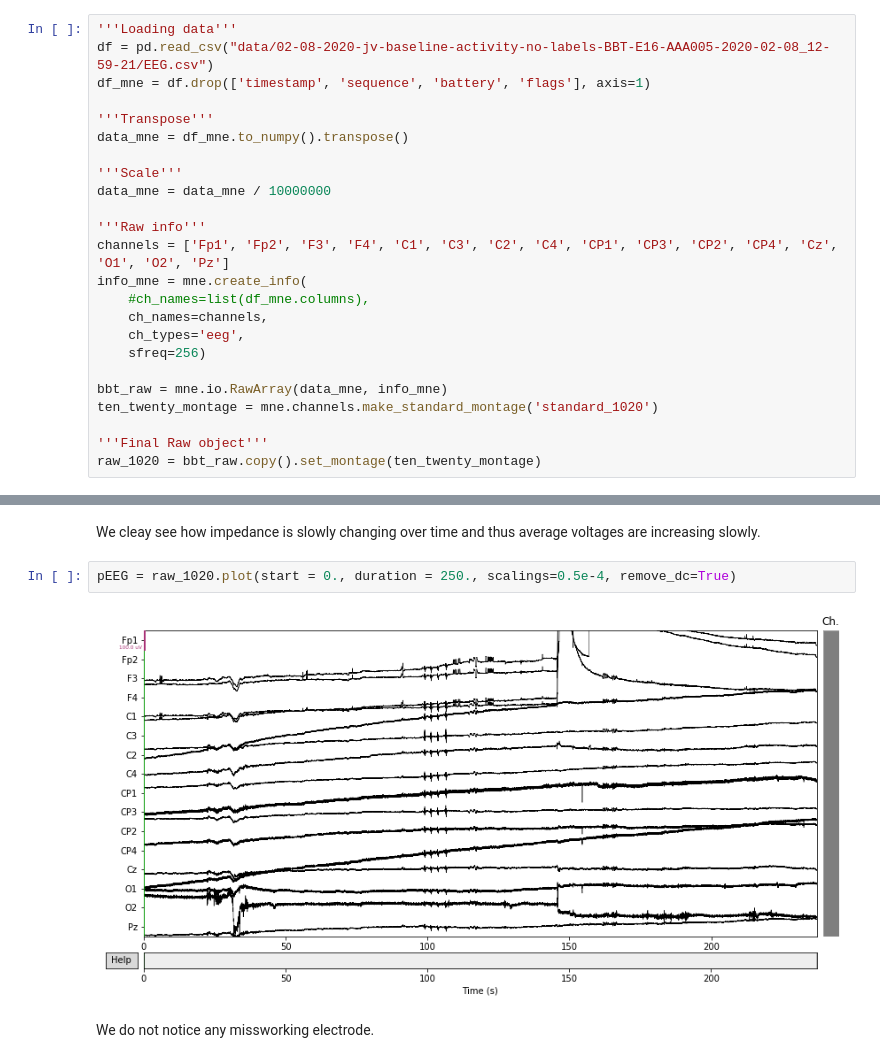
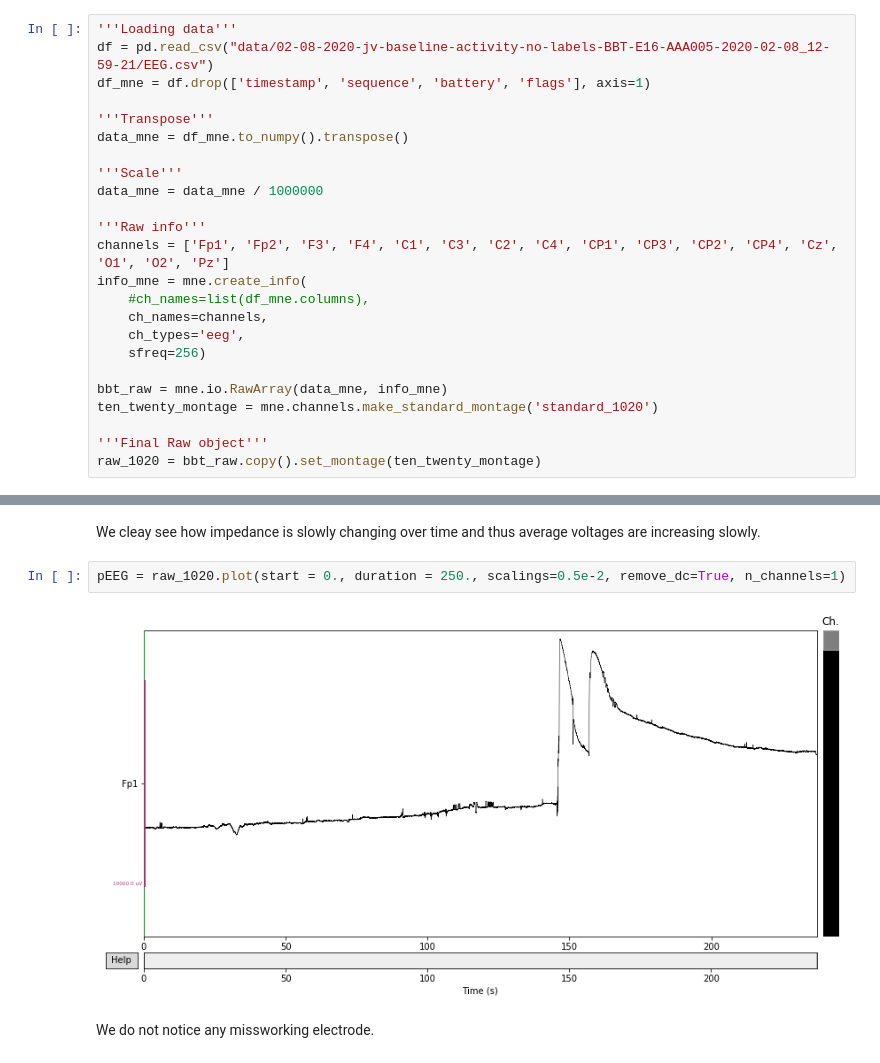
Before and after one commit to rameerez/brain-computer-interfacing, a Jupyter notebook: course/session0-preprocessing.ipynb, the cells around one changed output, grey strips where cells are left out. Drawn from its saved outputs; the diff is of its cells as text.

```diff
--- a/course/session0-preprocessing.ipynb
+++ b/course/session0-preprocessing.ipynb
@@ -34,7 +34,7 @@ df_mne = df.drop(['timestamp', 'sequence', 'battery', 'flags'], axis=1)
 data_mne = df_mne.to_numpy().transpose()
 
 '''Scale'''
-data_mne = data_mne / 10000000
+data_mne = data_mne / 1000000
 
 '''Raw info'''
 channels = ['Fp1', 'Fp2', 'F3', 'F4', 'C1', 'C3', 'C2', 'C4', 'CP1', 'CP3', 'CP2', 'CP4', 'Cz', 'O1', 'O2', 'Pz']
@@ -67,9 +67,9 @@ In data analysis, plotting data is the very first step we need to perform, to ge
 # %% [markdown]
 We cleay see how impedance is slowly changing over time and thus average voltages are increasing slowly.
 # %%
-pEEG = raw_1020.plot(start = 0., duration = 250., scalings=0.5e-4, remove_dc=True)
+pEEG = raw_1020.plot(start = 0., duration = 250., scalings=0.5e-2, remove_dc=True, n_channels=1)
 # %% [output]
-[figure, old version]
+[figure, new version]
 # %% [markdown]
 We do not notice any missworking electrode.
 # %% [markdown]
```
Also changed, not shown: parts of 1 cell of this notebook, 2 other files.
